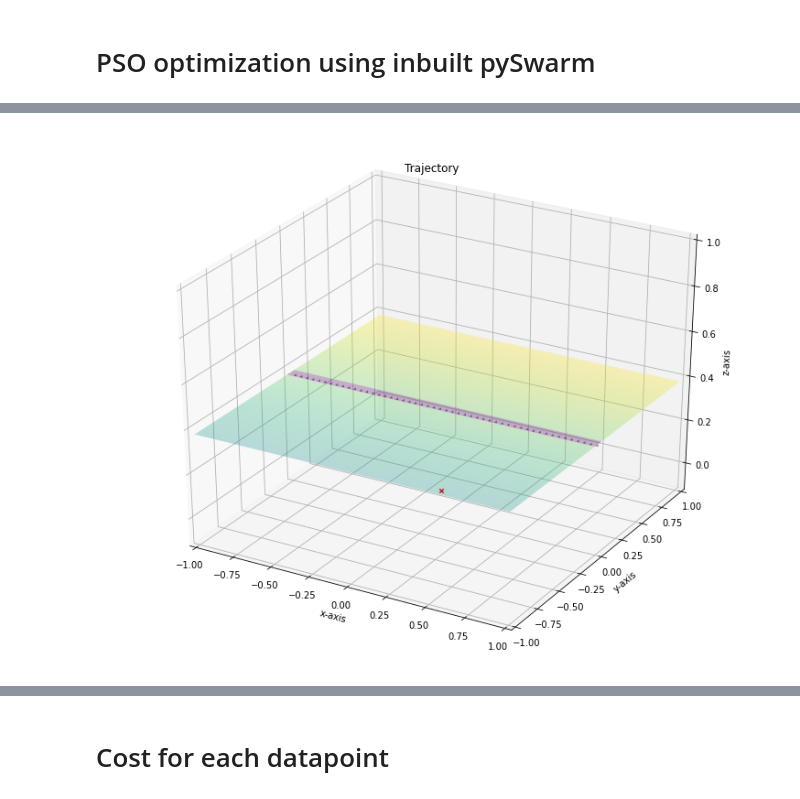
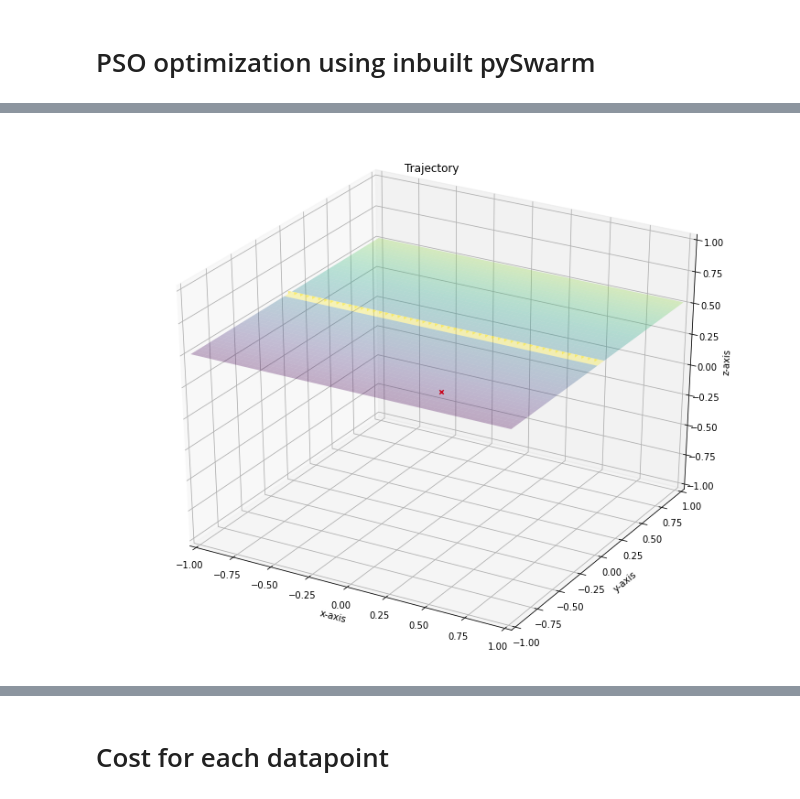
Before and after one commit to Poulami-Sarkar/Chaos-in-production-economics, a Jupyter notebook: PSO.ipynb, the cells around one changed output, grey strips where cells are left out. Drawn from its saved outputs; the diff is of its cells as text; code cells hidden in the pictures.

```diff
--- a/PSO.ipynb
+++ b/PSO.ipynb
@@ -57,7 +57,7 @@ df
 # CES function
 # %%
 class Q:
-    def setparams(self,alpha=0.1,eta=1,K=0.306173,L=0.388889):
+    def setparams(self,alpha=0.5,eta=1,K=0.306173,L=0.388889):
         self.K = K
         self.L = L
         self.alpha = alpha
@@ -78,9 +78,14 @@ class Q:
         q1 = q1_1 / math.log(q)
         return q1
 
+    def Q1_new(self,rho):
+        r = (self.alpha * self.K**rho) + (1 - self.alpha)*(self.L**rho)
+        q1 = self.K**(self.alpha*self.K**rho) * self.L**((1-self.alpha)*self.L**rho)
+        res = ( (self.Q(rho)*self.eta) / (r*rho) ) * math.log(q1/(r**(r/rho)))
+        return res
 
 q =Q()
-q.setparams(K=0.3061728395, L=0.38888888899999996)
+q.setparams(K=0.3061728395, L=0.38888888899999996,alpha=0.5)
 def f(x):
     l,r = x.shape
     F = []
@@ -100,8 +105,10 @@ q.Q(0.10114881)
 # %% [markdown]
 # PSO optimization using inbuilt pySwarm
 # %%
-max_bound = 0.1 * np.ones(1)
-min_bound = 0.001 * np.ones(1)
+print(q.K,q.L)
+q.setparams(K=df['ICR'][0],L=df['NLIQ'][0],alpha=0.5)
+max_bound = 1.0 * np.ones(1)
+min_bound = 0.0 * np.ones(1)
 bounds = (min_bound, max_bound)
 # Set-up optimizer
 options = {'c1': 0.6, 'c2': 0.3, 'w': 0.9}
@@ -118,14 +126,20 @@ plt.show()
 # %%
-# Plot the sphere function's mesh for better plots
+from IPython.display import HTML
+%matplotlib inline
+import matplotlib.animation# Plot the sphere function's mesh for better plots
 m = Mesher(func=f,
-           limits=[(-1,1), (-1,1)])
+           #limits=[(-1,1), (-1,1)]
+          )
 # Adjust figure limits
-d = Designer(limits=[(-1,1), (-1,1), (-0.1,1)],
+d = Designer(
+    #limits=[(-1,1), (-1,1), (-0.1,1)],
              label=['x-axis', 'y-axis', 'z-axis'])
 
 pos_history_3d = m.compute_history_3d(optimizer.pos_history) # preprocessing
 animation3d = plot_surface(pos_history=pos_history_3d,
                            mesher=m, designer=d,
                            mark=(0,0,0))
+plt.savefig('cost3D.png')
+plt.show()
 # %% [output]
-[figure, old version]
+[figure, new version]
```
Also changed, not shown: parts of 20 cells of this notebook, 2 other files.
